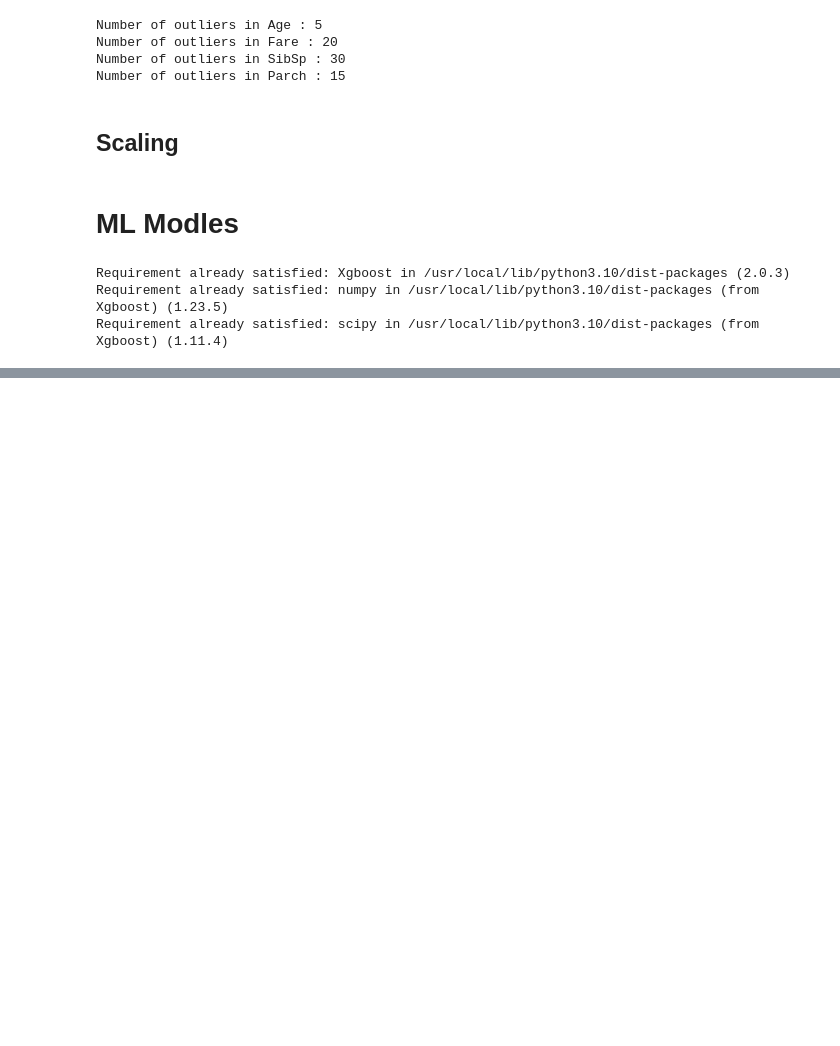
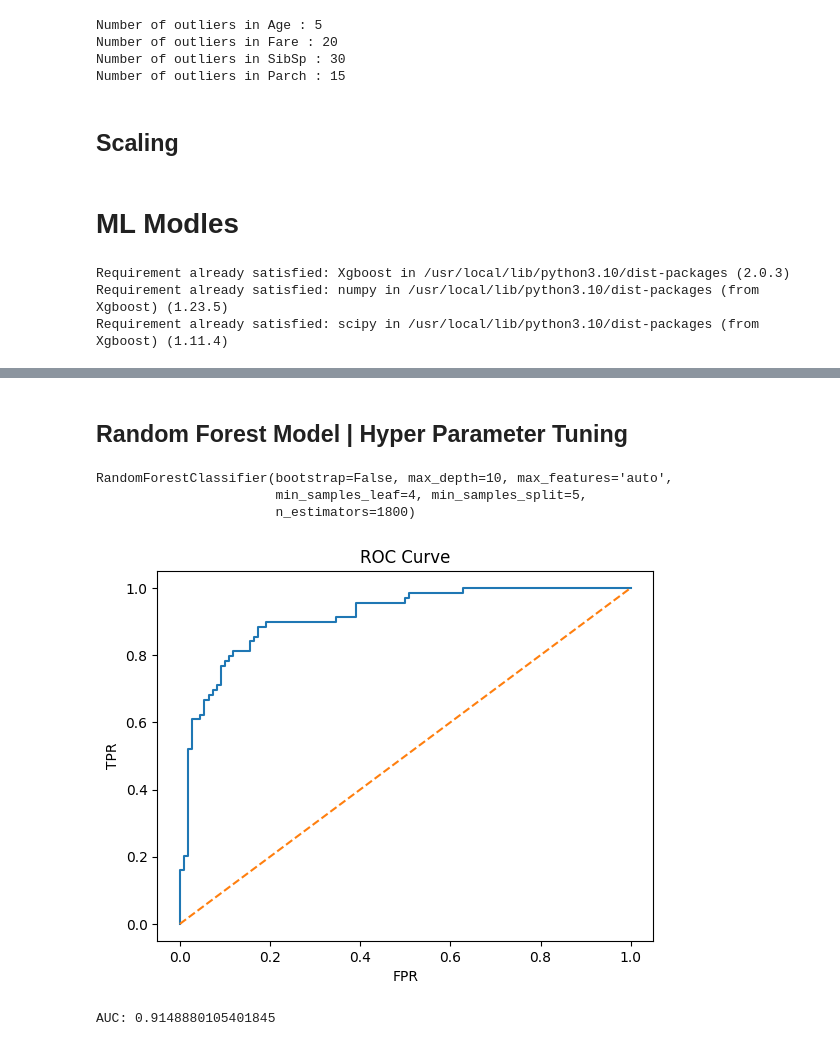
Before and after one commit to essiesalari/Titanic-ML, a Jupyter notebook: TitanicML.ipynb, the cells around one changed output, grey strips where cells are left out. Cells and saved outputs as stored; diff of their text form; code cells hidden in the pictures; blank space fills up the shorter version.

```diff
--- a/TitanicML.ipynb
+++ b/TitanicML.ipynb
@@ -288,0 +289,44 @@ Please also refer to the documentation for alternative solver options:
+# %% [markdown]
+## Random Forest Model | Hyper Parameter Tuning
+# %%
+from sklearn.model_selection import RandomizedSearchCV
+
+param_dist = {
+    'n_estimators': [int(x) for x in np.linspace(start=200, stop=2000, num=10)],
+    'max_features': ['auto', 'sqrt'],
+    'max_depth': [int(x) for x in np.linspace(10, 110, num=11)] + [None],
+    'min_samples_split': [2, 5, 10],
+    'min_samples_leaf': [1, 2, 4],
+    'bootstrap': [True, False]
+}
+
+
+rf = RandomForestClassifier()
+rf_random = RandomizedSearchCV(estimator=rf, param_distributions=param_dist, n_iter=100, cv=3, verbose=2, random_state=42, n_jobs=-1)
+
+
+rf_random.fit(X_train, y_train)
+
+best_model = rf_random.best_estimator_
+# %% [output]
+RandomForestClassifier(bootstrap=False, max_depth=10, max_features='auto',
+                       min_samples_leaf=4, min_samples_split=5,
+                       n_estimators=1800)
+# %%
+# ROC curve
+probs = best_model.predict_proba(X_test)[:,1]
+fpr, tpr, thresholds = roc_curve(y_test, probs)
+
+plt.plot(fpr, tpr)
+plt.plot([0, 1], [0, 1], linestyle='--')
+plt.xlabel('FPR')
+plt.ylabel('TPR')
+plt.title('ROC Curve')
+plt.show()
+
+
+auc = roc_auc_score(y_test, probs)
+print(f'AUC: {auc}')
+# %% [output]
+[figure, added]
+AUC: 0.9148880105401845
```
Also changed, not shown: parts of 2 cells of this notebook.
